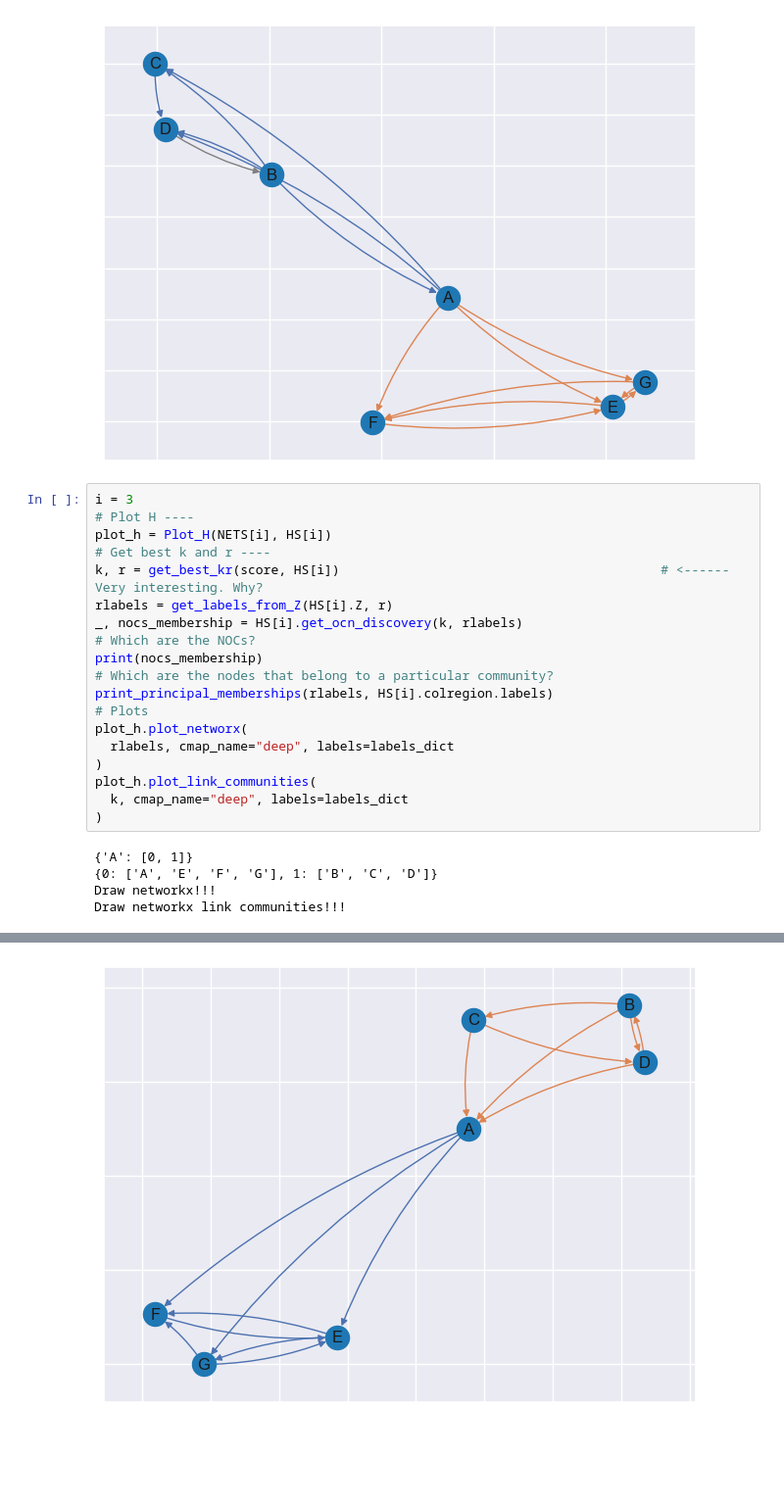
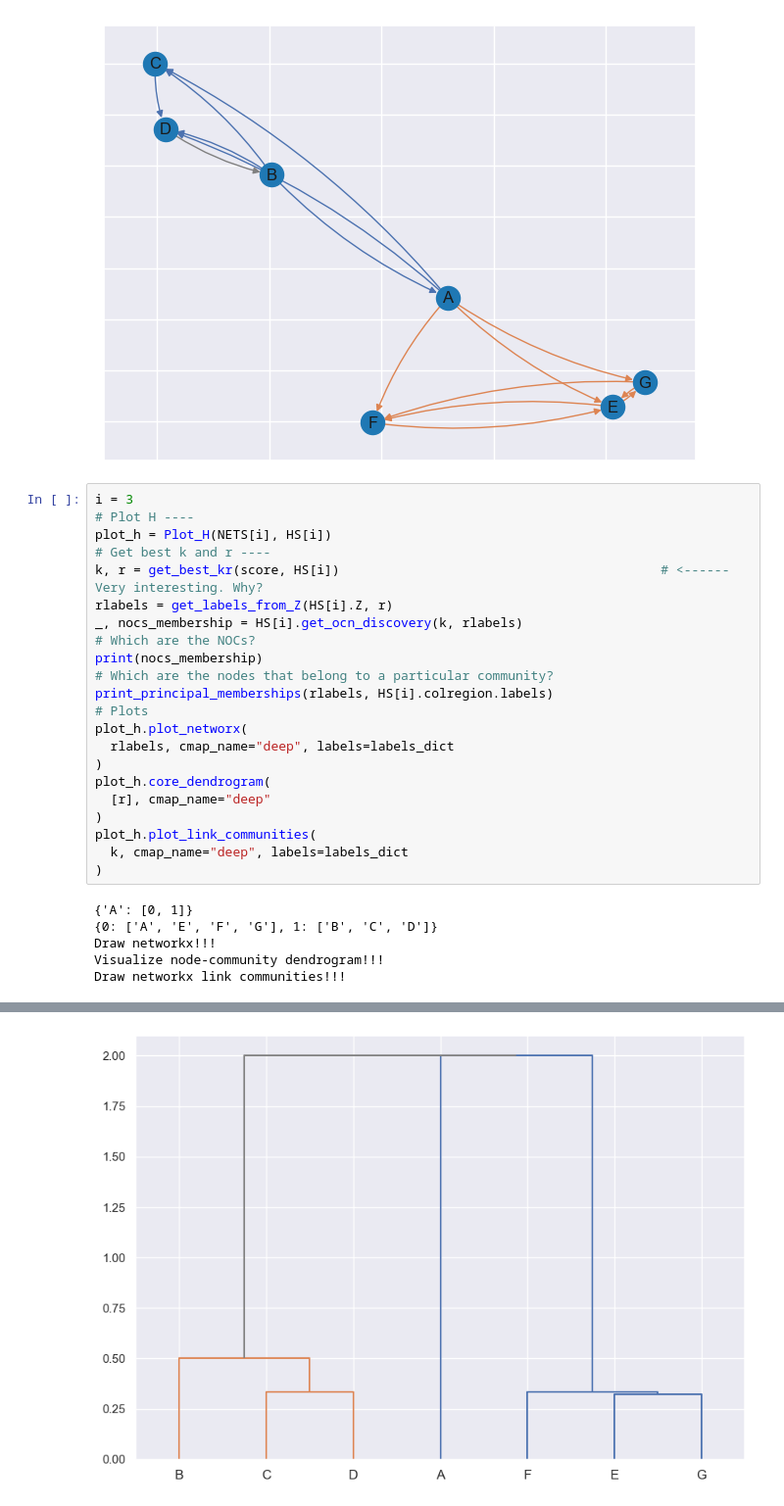
Before and after one commit to mrtnzrm2/LinkNodeCommunity, a Jupyter notebook: BowTie_example.ipynb, the cells around one changed output, grey strips where cells are left out. Shown at 98% size. Cells and saved outputs as stored; diff of their text form; blank space fills up the shorter version.

```diff
--- a/BowTie_example.ipynb
+++ b/BowTie_example.ipynb
@@ -173,26 +173,30 @@ Draw networkx link communities!!!
 # %%
 i = 3
 # Plot H ----
 plot_h = Plot_H(NETS[i], HS[i])
 # Get best k and r ----
 k, r = get_best_kr(score, HS[i])                                          # <------ Very interesting. Why?
 rlabels = get_labels_from_Z(HS[i].Z, r)
 _, nocs_membership = HS[i].get_ocn_discovery(k, rlabels)
 # Which are the NOCs?
 print(nocs_membership)
 # Which are the nodes that belong to a particular community?
 print_principal_memberships(rlabels, HS[i].colregion.labels)
 # Plots
 plot_h.plot_networx(
   rlabels, cmap_name="deep", labels=labels_dict
 )
+plot_h.core_dendrogram(
+  [r], cmap_name="deep"
+)
 plot_h.plot_link_communities(
   k, cmap_name="deep", labels=labels_dict
 )
 # %% [output]
 {'A': [0, 1]}
 {0: ['A', 'E', 'F', 'G'], 1: ['B', 'C', 'D']}
 Draw networkx!!!
+Visualize node-community dendrogram!!!
 Draw networkx link communities!!!
 [figure]
-[figure, old version]
+[figure, new version]
```
Also changed, not shown: parts of 2 cells of this notebook.
